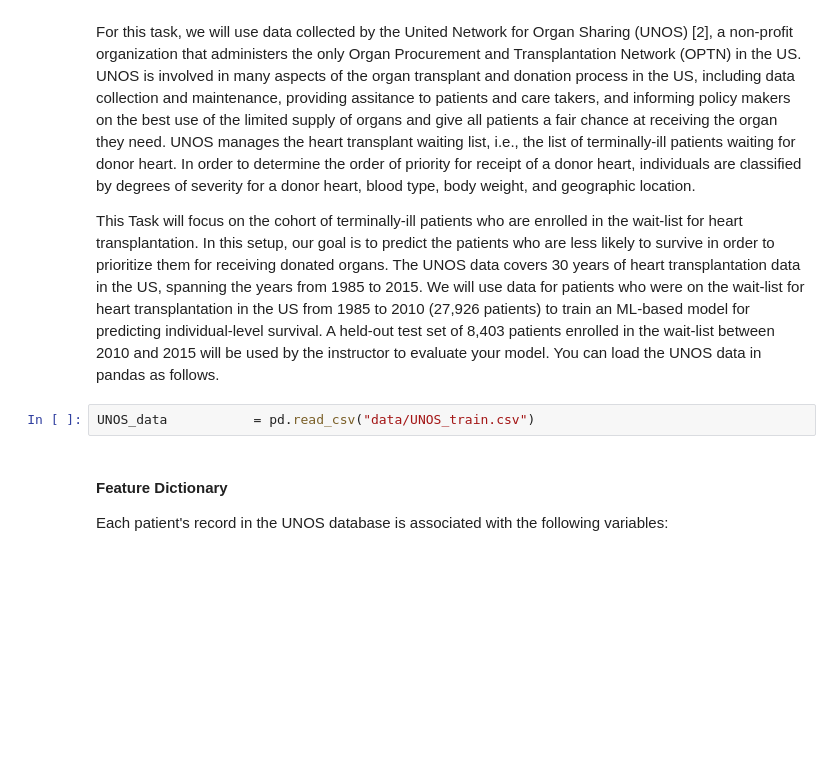
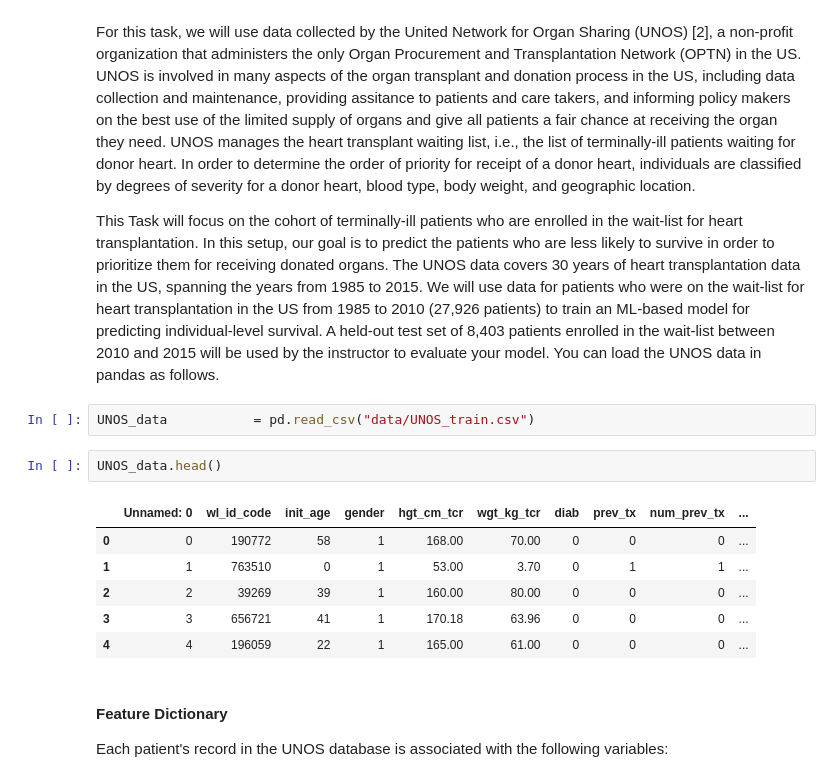
Before and after one commit to frances-dean/cph-200b, a Jupyter notebook: Proiect 1/Dean_PSet1_CPH200B.ipynb, the cells around one changed output. Saved outputs shown, nothing was run; the diff lists cells and outputs as text; blank space fills up the shorter version.

```diff
--- a/Proiect 1/Dean_PSet1_CPH200B.ipynb
+++ b/Proiect 1/Dean_PSet1_CPH200B.ipynb
@@ -342,6 +342,15 @@ For this task, we will use data collected by the United Network for Organ Sharin
 This Task will focus on the cohort of terminally-ill patients who are enrolled in the wait-list for heart transplantation. In this setup, our goal is to predict the patients who are less likely to survive in order to prioritize them for receiving donated organs. The UNOS data covers 30 years of heart transplantation data in the US, spanning the years from 1985 to 2015. We will use data for patients who were on the wait-list for heart transplantation in the US from 1985 to 2010 (27,926 patients) to train an ML-based model for predicting individual-level survival. A held-out test set of 8,403 patients enrolled in the wait-list between 2010 and 2015 will be used by the instructor to evaluate your model. You can load the UNOS data in pandas as follows.
 # %%
 UNOS_data           = pd.read_csv("data/UNOS_train.csv")
+# %%
+UNOS_data.head()
+# %% [output]
+|  | Unnamed: 0 | wl_id_code | init_age | gender | hgt_cm_tcr | wgt_kg_tcr | diab | prev_tx | num_prev_tx | ... |
+| 0 | 0 | 190772 | 58 | 1 | 168.00 | 70.00 | 0 | 0 | 0 | ... |
+| 1 | 1 | 763510 | 0 | 1 | 53.00 | 3.70 | 0 | 1 | 1 | ... |
+| 2 | 2 | 39269 | 39 | 1 | 160.00 | 80.00 | 0 | 0 | 0 | ... |
+| 3 | 3 | 656721 | 41 | 1 | 170.18 | 63.96 | 0 | 0 | 0 | ... |
+| 4 | 4 | 196059 | 22 | 1 | 165.00 | 61.00 | 0 | 0 | 0 | ... |
 # %% [markdown]
 #### Feature Dictionary
 
```
Also changed, not shown: parts of 8 cells of this notebook, 1 other file.
